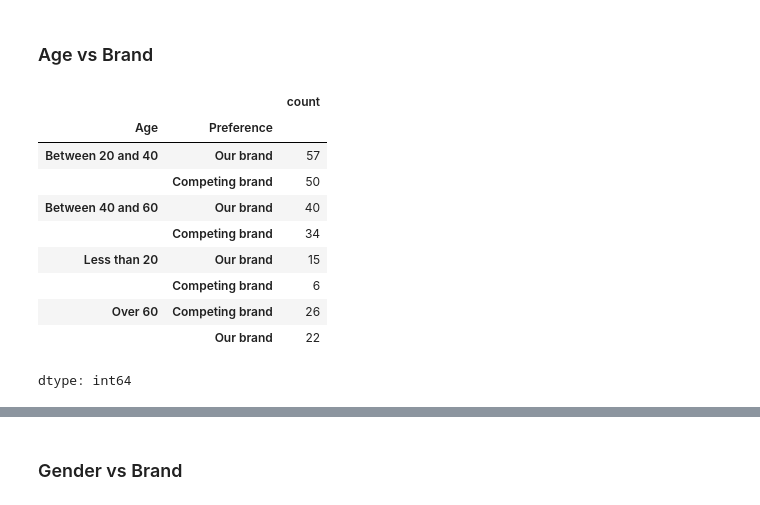
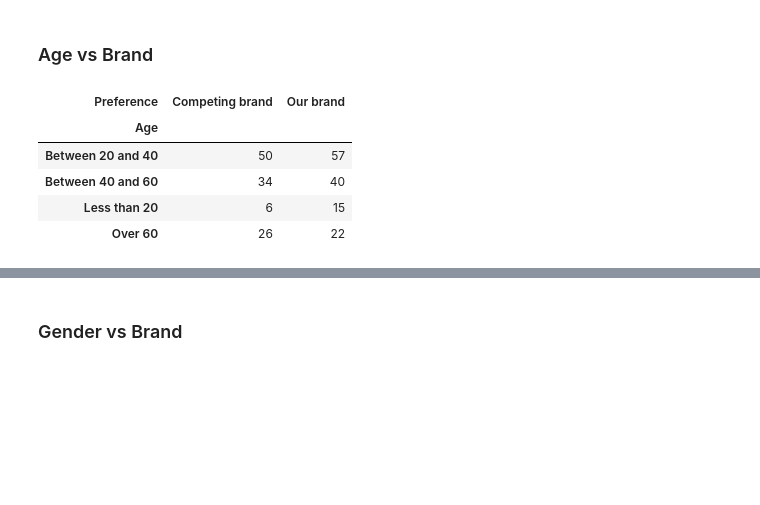
Before and after one commit to stephanemaes/datasciandAI, a Jupyter notebook: 4-bivariate-qual/lab-4.01-soft-drinks.ipynb, the cells around one changed output, grey strips where cells are left out. Drawn from its saved outputs; the diff is of its cells as text; code cells hidden in the pictures; blank space fills up the shorter version.

```diff
--- a/4-bivariate-qual/lab-4.01-soft-drinks.ipynb
+++ b/4-bivariate-qual/lab-4.01-soft-drinks.ipynb
@@ -50,17 +50,14 @@ df.head()
 | 4 | 5 | M | Between 20 and 40 | Our brand |
 # %% [markdown]
 ### Age vs Brand
-# %%
-df.groupby('Age')['Preference'].value_counts()
-# %% [output]
-|  |  | count |
-| Age | Preference |  |
-| Between 20 and 40 | Our brand | 57 |
-|  | Competing brand | 50 |
-| Between 40 and 60 | Our brand | 40 |
-|  | Competing brand | 34 |
-| Less than 20 | Our brand | 15 |
-|  | Competing brand | 6 |
-| Over 60 | Competing brand | 26 |
-|  | Our brand | 22 |
-dtype: int64
+# %%
+#df.groupby('Age')['Preference'].value_counts()
+age_pref= pd.crosstab(df['Age'], df['Preference'])
+age_pref
+# %% [output]
+| Preference | Competing brand | Our brand |
+| Age |  |  |
+| Between 20 and 40 | 50 | 57 |
+| Between 40 and 60 | 34 | 40 |
+| Less than 20 | 6 | 15 |
+| Over 60 | 26 | 22 |
```
Also changed, not shown: parts of 3 cells of this notebook.
